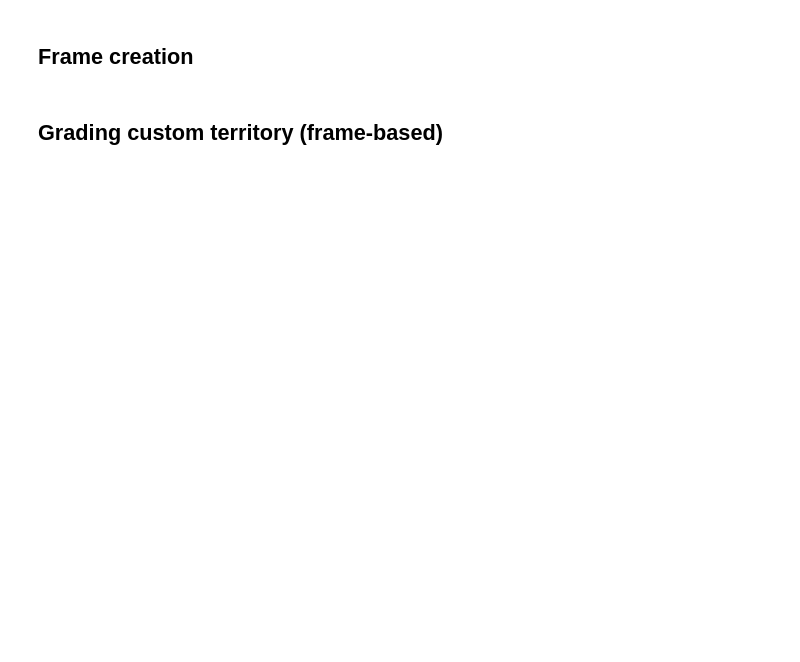
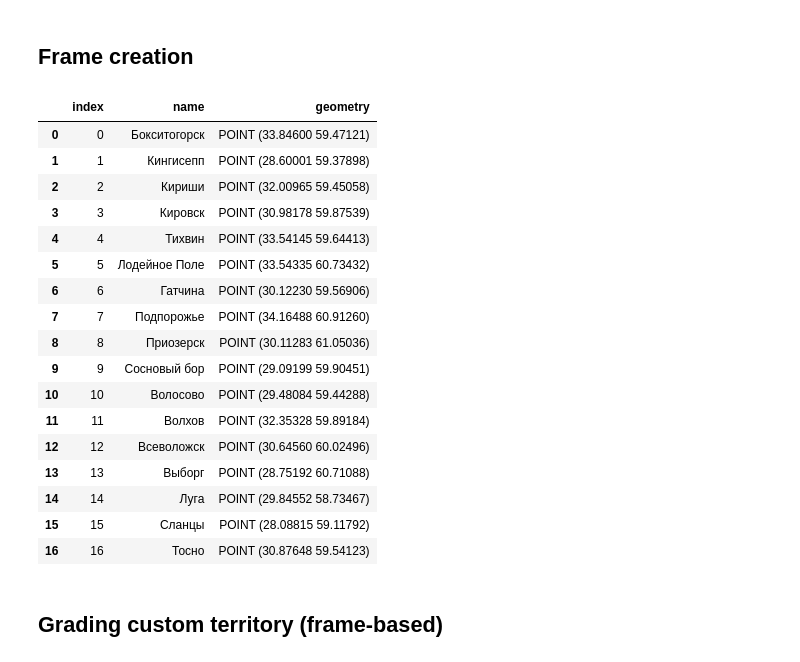
Before and after one commit to alexandermorozzov/transport_frames, a Jupyter notebook: notebooks/pipeline.ipynb, the cells around one changed output. Cells and saved outputs as stored; diff of their text form; code cells hidden in the pictures; blank space fills up the shorter version.

```diff
--- a/notebooks/pipeline.ipynb
+++ b/notebooks/pipeline.ipynb
@@ -48,11 +101,34 @@ g.graph.graph['crs'] = 32637
 # %% [markdown]
 ## Frame creation
 # %%
-# polygon regions cities
-regions = gpd.read_file('/Users/polina/Desktop/github/transport_frames/data/lo_gdfs/regions_of_russia.geojson')
+# Add data
+regions = gpd.read_file('/Users/sashamorozov/Documents/НЦКР платформа ЦУ/Показатели по 9 регионам/data/data/regions_of_russia.geojson')
 regions = regions[regions['ISO3166-2']!='RU-CHU']
 regions = regions[regions['geometry'].apply(lambda x: isinstance(x, (Polygon, MultiPolygon)))]
 
-admin_centers = gpd.read_file('/Users/polina/Desktop/github/transport_frames/data/Тульская_область/Тульская_область_region_points.geojson')
-admin_centers = admin_centers[admin_centers.is_admin_centre_district==1][['name','geometry']].reset_index()
+admin_centers = gpd.read_file('/Users/sashamorozov/Documents/НЦКР платформа ЦУ/Показатели по 9 регионам/data/data/Ленинградская_область/Ленинградская_область_district_admin_centres_18_nodes.geojson')
+admin_centers = admin_centers.rename(columns={'name188': 'name'})
+admin_centers = admin_centers[['name','geometry']].reset_index()
+# admin_centers = admin_centers[admin_centers.is_admin_centre_district==1][['name','geometry']].reset_index()
+# %%
+admin_centers
+# %% [output]
+|  | index | name | geometry |
+| 0 | 0 | Бокситогорск | POINT (33.84600 59.47121) |
+| 1 | 1 | Кингисепп | POINT (28.60001 59.37898) |
+| 2 | 2 | Кириши | POINT (32.00965 59.45058) |
+| 3 | 3 | Кировск | POINT (30.98178 59.87539) |
+| 4 | 4 | Тихвин | POINT (33.54145 59.64413) |
+| 5 | 5 | Лодейное Поле | POINT (33.54335 60.73432) |
+| 6 | 6 | Гатчина | POINT (30.12230 59.56906) |
+| 7 | 7 | Подпорожье | POINT (34.16488 60.91260) |
+| 8 | 8 | Приозерск | POINT (30.11283 61.05036) |
+| 9 | 9 | Сосновый бор | POINT (29.09199 59.90451) |
+| 10 | 10 | Волосово | POINT (29.48084 59.44288) |
+| 11 | 11 | Волхов | POINT (32.35328 59.89184) |
+| 12 | 12 | Всеволожск | POINT (30.64560 60.02496) |
+| 13 | 13 | Выборг | POINT (28.75192 60.71088) |
+| 14 | 14 | Луга | POINT (29.84552 58.73467) |
+| 15 | 15 | Сланцы | POINT (28.08815 59.11792) |
+| 16 | 16 | Тосно | POINT (30.87648 59.54123) |
 # %%
```
Also changed, not shown: parts of 24 cells of this notebook, 2 other files.
